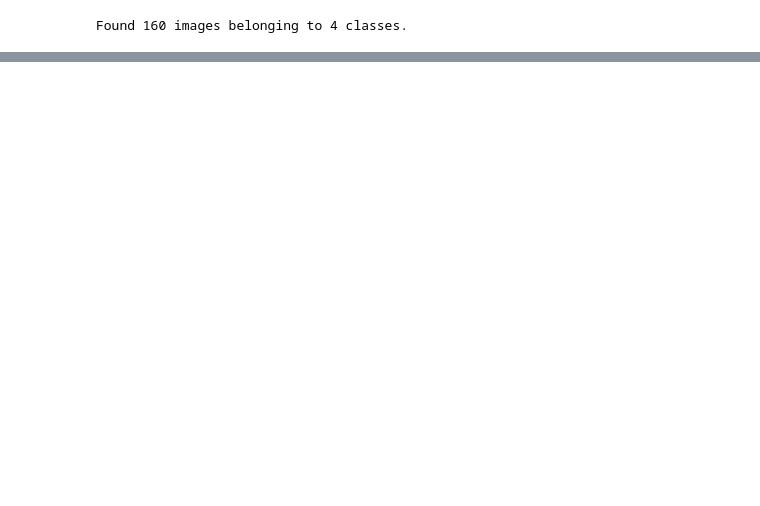
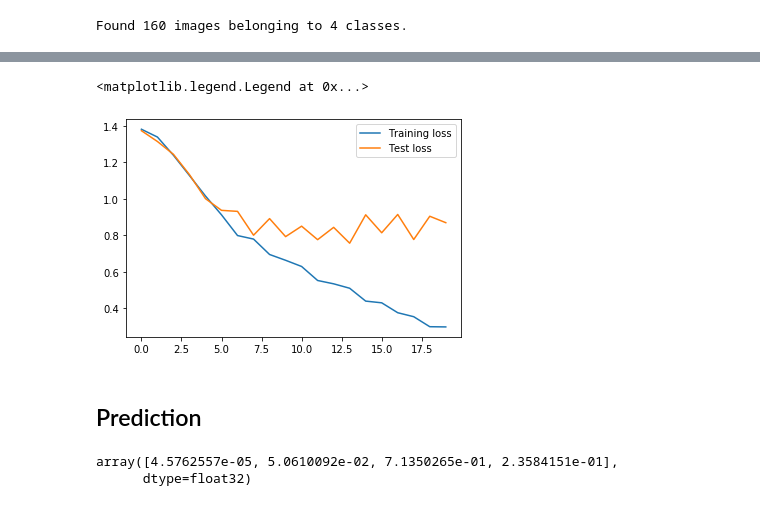
Before and after one commit to ipuneetgupta/Deep-Learning, a Jupyter notebook: CNN_Classifier/Cnn_Classifier_generator.ipynb, the cells around one changed output, grey strips where cells are left out. Drawn from its saved outputs; the diff is of its cells as text; code cells hidden in the pictures; blank space fills up the shorter version.

```diff
--- a/CNN_Classifier/Cnn_Classifier_generator.ipynb
+++ b/CNN_Classifier/Cnn_Classifier_generator.ipynb
@@ -145,0 +273,15 @@ adam = adam(lr = 1e-04)
+# %%
+plt.plot(hist.history["loss"],label="Training loss")
+plt.plot(hist.history["val_loss"],label="Test loss")
+plt.legend()
+# %% [output]
+<matplotlib.legend.Legend at 0x...>
+[figure, added]
+# %% [markdown]
+## Prediction
+# %%
+pred = class_model.predict(x)
+pred[1]
+# %% [output]
+array([4.5762557e-05, 5.0610092e-02, 7.1350265e-01, 2.3584151e-01],
+      dtype=float32)
```
Also changed, not shown: parts of 17 cells of this notebook.
